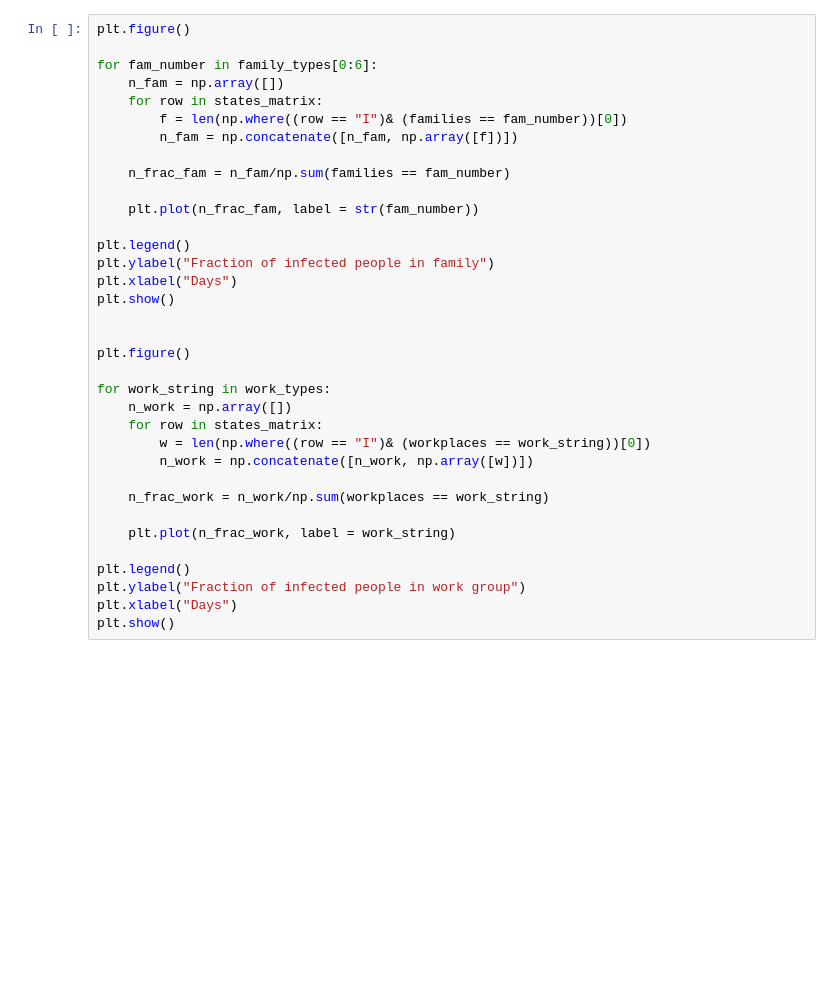
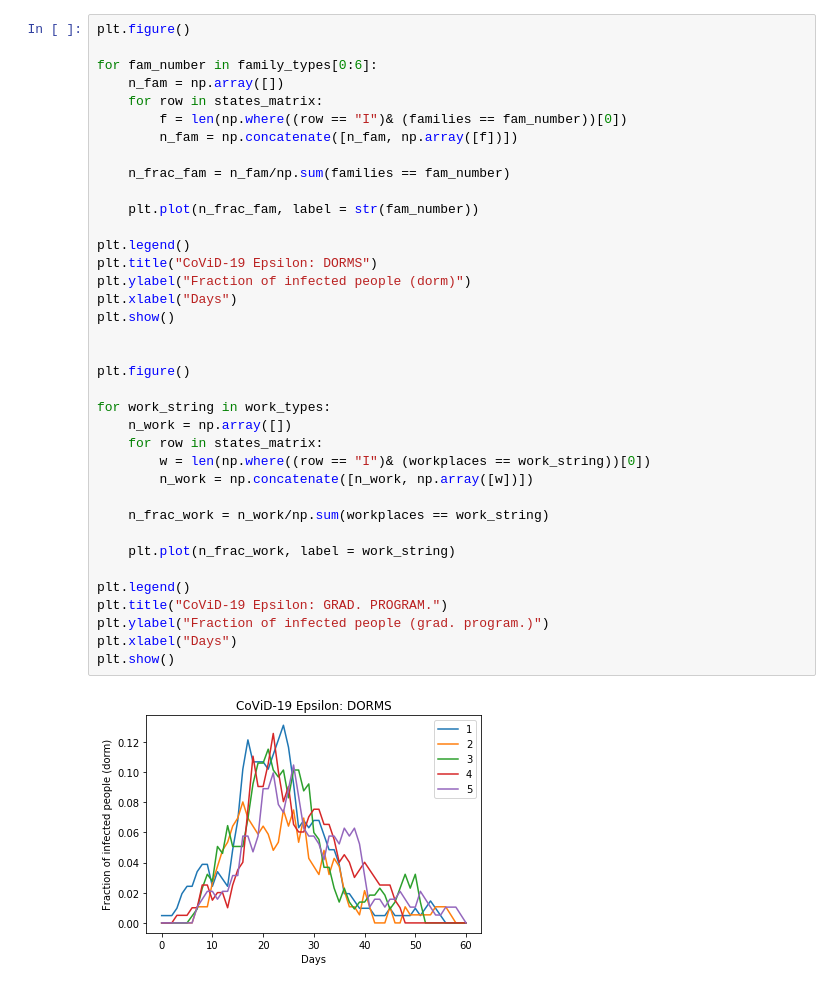
Before and after one commit to sofiehonore/Project1_breast_cancer, a Jupyter notebook: SIR with subgroups.ipynb, the cells around one changed output. Drawn from its saved outputs; the diff is of its cells as text; blank space fills up the shorter version.

```diff
--- a/SIR with subgroups.ipynb
+++ b/SIR with subgroups.ipynb
@@ -99,32 +202,36 @@ plt.figure()
 for fam_number in family_types[0:6]:
     n_fam = np.array([])
     for row in states_matrix:
         f = len(np.where((row == "I")& (families == fam_number))[0])
         n_fam = np.concatenate([n_fam, np.array([f])])
 
     n_frac_fam = n_fam/np.sum(families == fam_number)
 
     plt.plot(n_frac_fam, label = str(fam_number))
 
 plt.legend()
-plt.ylabel("Fraction of infected people in family")
+plt.title("CoViD-19 Epsilon: DORMS")
+plt.ylabel("Fraction of infected people (dorm)")
 plt.xlabel("Days")
 plt.show()
 
 
 plt.figure()
 
 for work_string in work_types:
     n_work = np.array([])
     for row in states_matrix:
         w = len(np.where((row == "I")& (workplaces == work_string))[0])
         n_work = np.concatenate([n_work, np.array([w])])
 
     n_frac_work = n_work/np.sum(workplaces == work_string)
 
     plt.plot(n_frac_work, label = work_string)
 
 plt.legend()
-plt.ylabel("Fraction of infected people in work group")
+plt.title("CoViD-19 Epsilon: GRAD. PROGRAM.")
+plt.ylabel("Fraction of infected people (grad. program.)")
 plt.xlabel("Days")
 plt.show()
+# %% [output]
+[figure, added]
```
Also changed, not shown: parts of 18 cells of this notebook.
